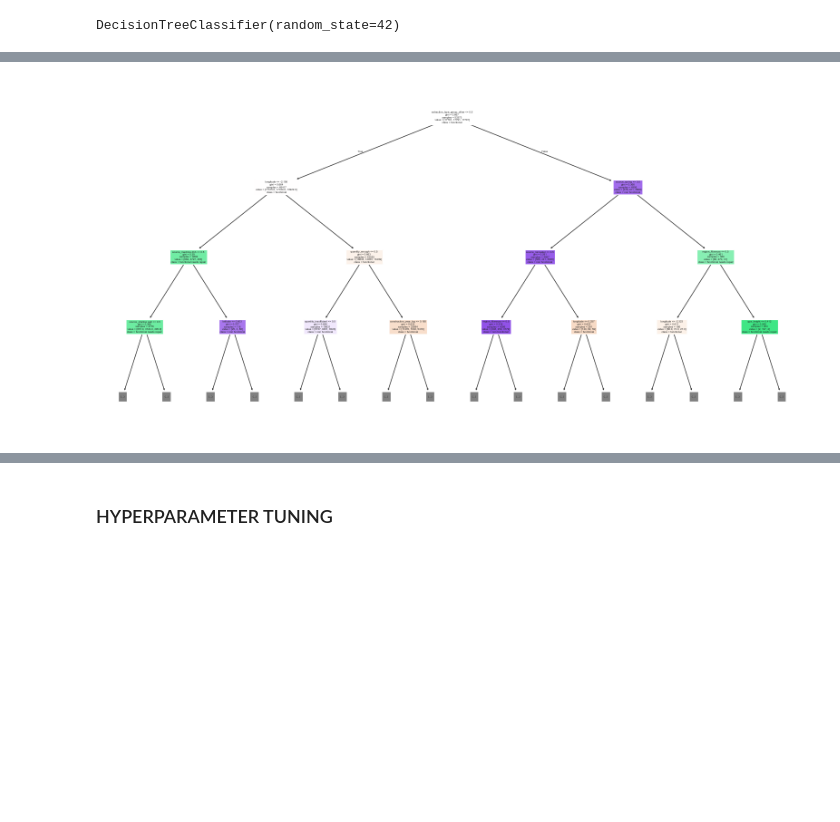
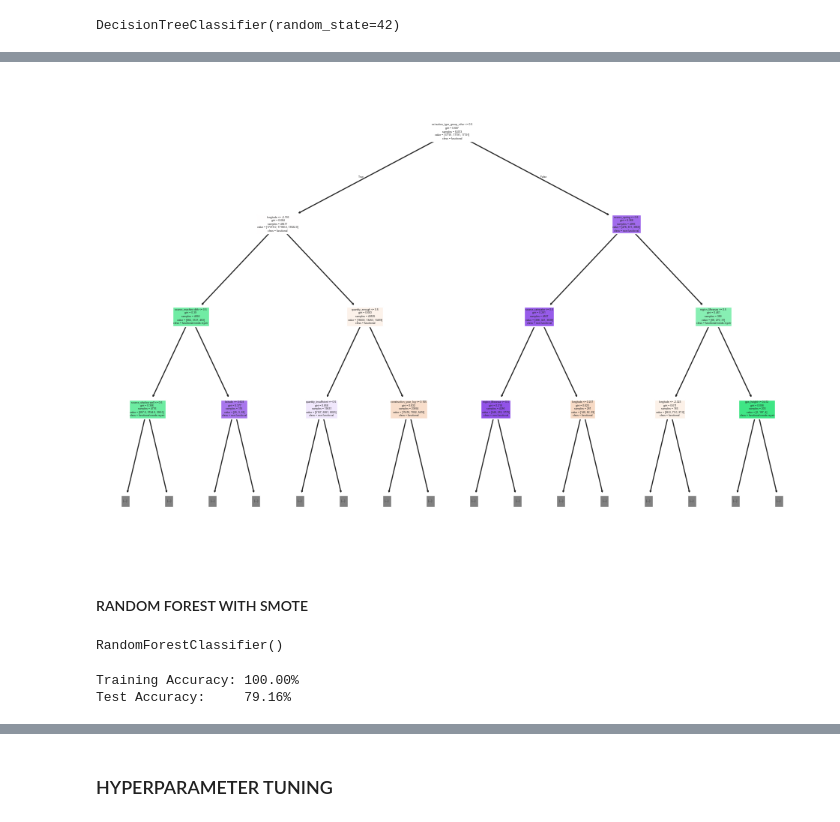
Before and after one commit to Vain-Guy/tanzania-water-well-status-prediction, a Jupyter notebook: Notebooks/CleaningAndEDA.ipynb, the cells around one changed output, grey strips where cells are left out. Drawn from its saved outputs; the diff is of its cells as text; code cells hidden in the pictures; blank space fills up the shorter version.

Commit message:
Modeling #2

```diff
--- a/Notebooks/CleaningAndEDA.ipynb
+++ b/Notebooks/CleaningAndEDA.ipynb
@@ -3850,0 +4157,6 @@ weighted avg       0.73      0.74      0.71      7947
+# %%
+# Instantiate model with class weights
+Weighted_DT = DecisionTreeClassifier(class_weight="balanced", random_state=42)
+
+# Fit the model
+Weighted_DT.fit(x_train, y_train)
@@ -3850,0 +4275,21 @@ weighted avg       0.73      0.74      0.71      7947
+# %%
+# Get unique classes
+classes = np.unique(y_train)
+
+# Compute balanced class weights
+class_weights = compute_class_weight(class_weight="balanced", classes=classes, y=y_train)
+weight_dict = dict(zip(classes, class_weights))
+
+# Map weights to training samples
+sample_weights = np.array([weight_dict[label] for label in y_train])
+
+# Instantiate XGBClassifier for multiclass
+Weighted_XGB = XGBClassifier(
+    objective="multi:softmax",
+    num_class=len(classes),
+    random_state=42,
+    n_jobs=-1
+)
+
+# Fit with sample weights
+Weighted_XGB.fit(x_train, y_train, sample_weight=sample_weights)
@@ -3850,0 +4357,10 @@ weighted avg       0.73      0.74      0.71      7947
+# %%
+# Instantiate model (with distance weighting)
+Weighted_KNN = KNeighborsClassifier(
+    n_neighbors=5,
+    weights="distance",
+    n_jobs=-1
+)
+
+# Fit model
+Weighted_KNN.fit(x_train, y_train)
@@ -3943,13 +4536,13 @@ weighted avg       0.72      0.66      0.68      7947
 # %%
 # Initialize Decision Tree
-dt_clf = DecisionTreeClassifier(
+smote_dt = DecisionTreeClassifier(
     criterion='gini',
     max_depth=None,
     random_state=42
 )
 
 # Fit on SMOTE-resampled data
-dt_clf.fit(x_train_res, y_train_res)
+smote_dt.fit(x_train_res, y_train_res)
 # %% [output]
 DecisionTreeClassifier(random_state=42)
 # %%
@@ -4015,7 +4591,30 @@ dtype: float64
 # %%
 # Optional: Visualize tree (careful with size if dataset is big)
-plt.figure(figsize=(20,10))
-plot_tree(dt_clf, filled=True, feature_names=x_train.columns, class_names=le.classes_, max_depth=3)
+plt.figure(figsize=(12,8))
+plot_tree(smote_dt, filled=True, feature_names=x_train.columns, class_names=le.classes_, max_depth=3)
 plt.show()
 # %% [output]
-[figure, old version]
+[figure, new version]
+# %% [markdown]
+#### RANDOM FOREST WITH SMOTE
+# %%
+#instantiate the model
+smote_rf = RandomForestClassifier()
+
+#train the model
+smote_rf.fit(x_train_res, y_train_res)
+# %% [output]
+RandomForestClassifier()
+# %%
+# Predict
+y_pred = smote_rf.predict(x_test)
+
+# Evaluate model
+train_score = smote_rf.score(x_train_res, y_train_res) * 100
+test_score = accuracy_score(y_test, y_pred) * 100
+
+print(f"Training Accuracy: {train_score:.2f}%")
+print(f"Test Accuracy:     {test_score:.2f}%")
+# %% [output]
+Training Accuracy: 100.00%
+Test Accuracy:     79.16%
```
Also changed, not shown: parts of 118 cells of this notebook.
